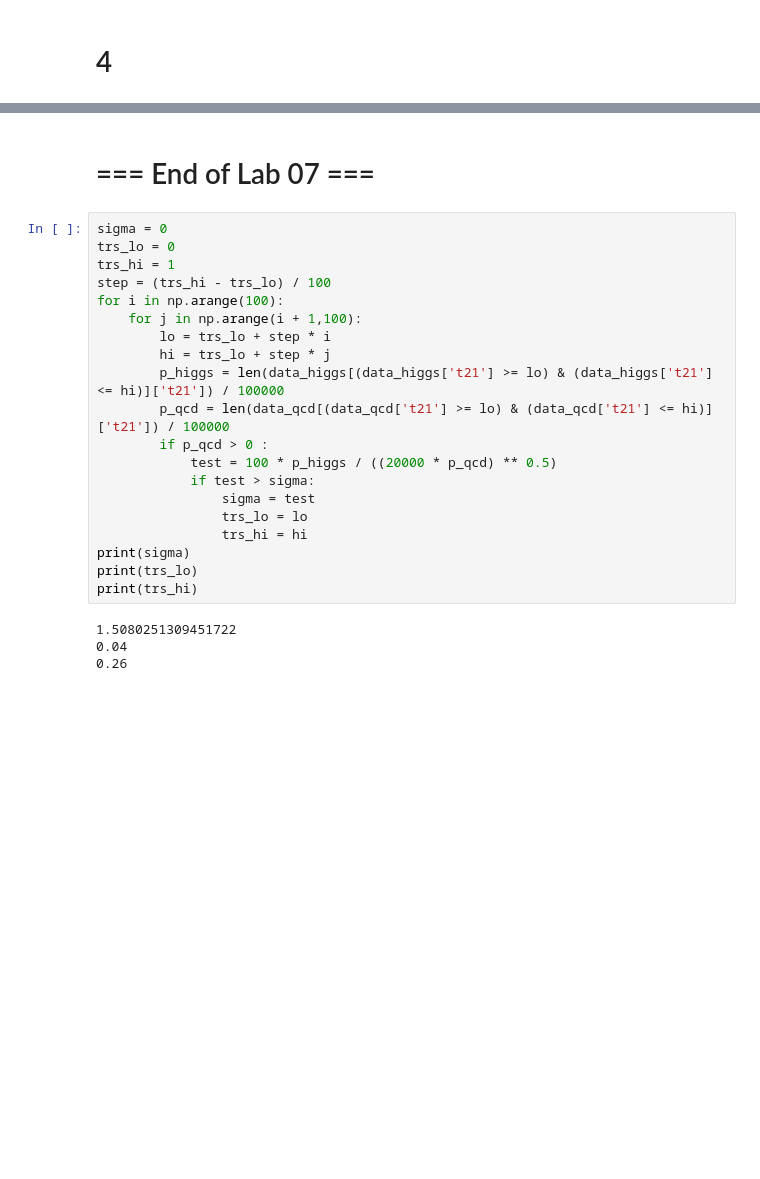
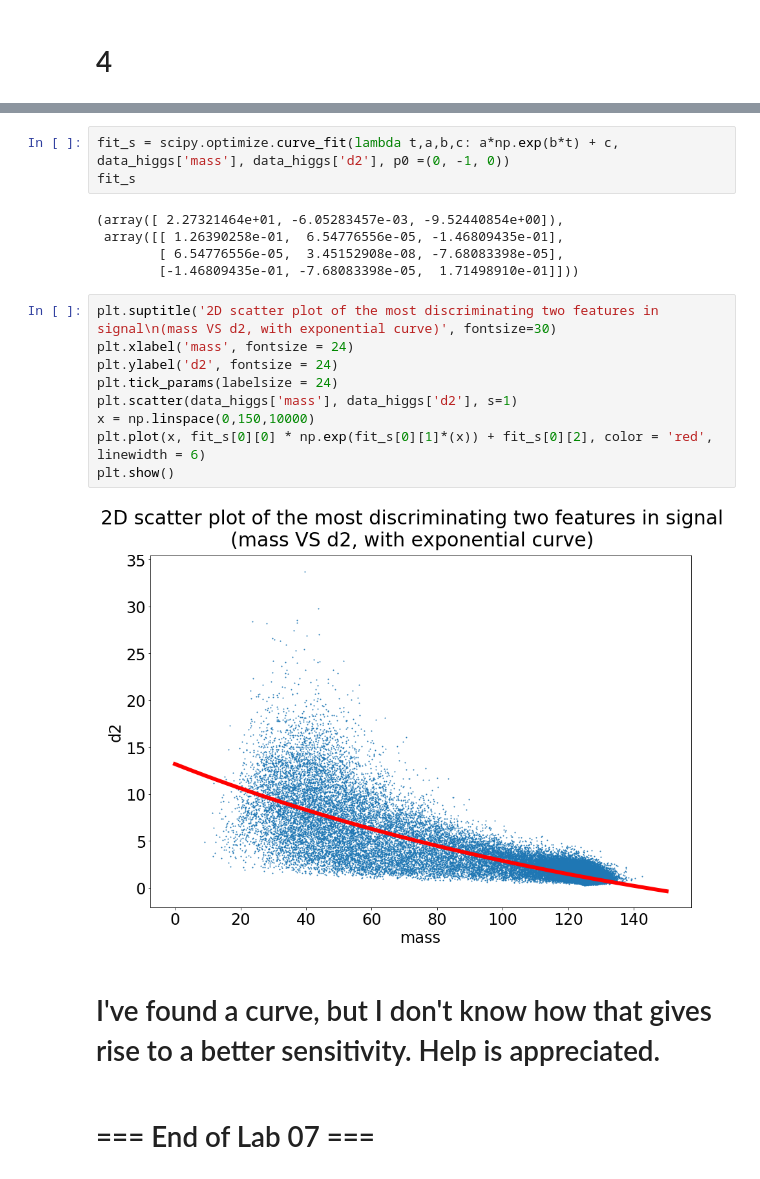
Before and after one commit to John-ZH/PHYS-343-Lab, a Jupyter notebook: John_Zhuang_Lab07.ipynb, the cells around one changed output, grey strips where cells are left out. Cells and saved outputs as stored; diff of their text form; blank space fills up the shorter version.

```diff
--- a/John_Zhuang_Lab07.ipynb
+++ b/John_Zhuang_Lab07.ipynb
@@ -741,26 +875,23 @@ Of all the plotted graphs, it would appear that KtDeltaR is a good choice as an
+# %%
+fit_s = scipy.optimize.curve_fit(lambda t,a,b,c: a*np.exp(b*t) + c, data_higgs['mass'], data_higgs['d2'], p0 =(0, -1, 0))
+fit_s
+# %% [output]
+(array([ 2.27321464e+01, -6.05283457e-03, -9.52440854e+00]),
+ array([[ 1.26390258e-01,  6.54776556e-05, -1.46809435e-01],
+        [ 6.54776556e-05,  3.45152908e-08, -7.68083398e-05],
+        [-1.46809435e-01, -7.68083398e-05,  1.71498910e-01]]))
+# %%
+plt.suptitle('2D scatter plot of the most discriminating two features in signal\n(mass VS d2, with exponential curve)', fontsize=30)
+plt.xlabel('mass', fontsize = 24)
+plt.ylabel('d2', fontsize = 24)
+plt.tick_params(labelsize = 24)
+plt.scatter(data_higgs['mass'], data_higgs['d2'], s=1)
+x = np.linspace(0,150,10000)
+plt.plot(x, fit_s[0][0] * np.exp(fit_s[0][1]*(x)) + fit_s[0][2], color = 'red', linewidth = 6)
+plt.show()
+# %% [output]
+[figure, added]
+# %% [markdown]
+# I've found a curve, but I don't know how that gives rise to a better sensitivity. Help is appreciated.
 # %% [markdown]
 # === End of Lab 07 ===
-# %%
-sigma = 0
-trs_lo = 0
-trs_hi = 1
-step = (trs_hi - trs_lo) / 100
-for i in np.arange(100):
-    for j in np.arange(i + 1,100):
-        lo = trs_lo + step * i
-        hi = trs_lo + step * j
-        p_higgs = len(data_higgs[(data_higgs['t21'] >= lo) & (data_higgs['t21'] <= hi)]['t21']) / 100000
-        p_qcd = len(data_qcd[(data_qcd['t21'] >= lo) & (data_qcd['t21'] <= hi)]['t21']) / 100000
-        if p_qcd > 0 :
-            test = 100 * p_higgs / ((20000 * p_qcd) ** 0.5)
-            if test > sigma:
-                sigma = test
-                trs_lo = lo
-                trs_hi = hi
-print(sigma)
-print(trs_lo)
-print(trs_hi)
-# %% [output]
-1.5080251309451722
-0.04
-0.26
```
Also changed, not shown: parts of 43 cells of this notebook.
